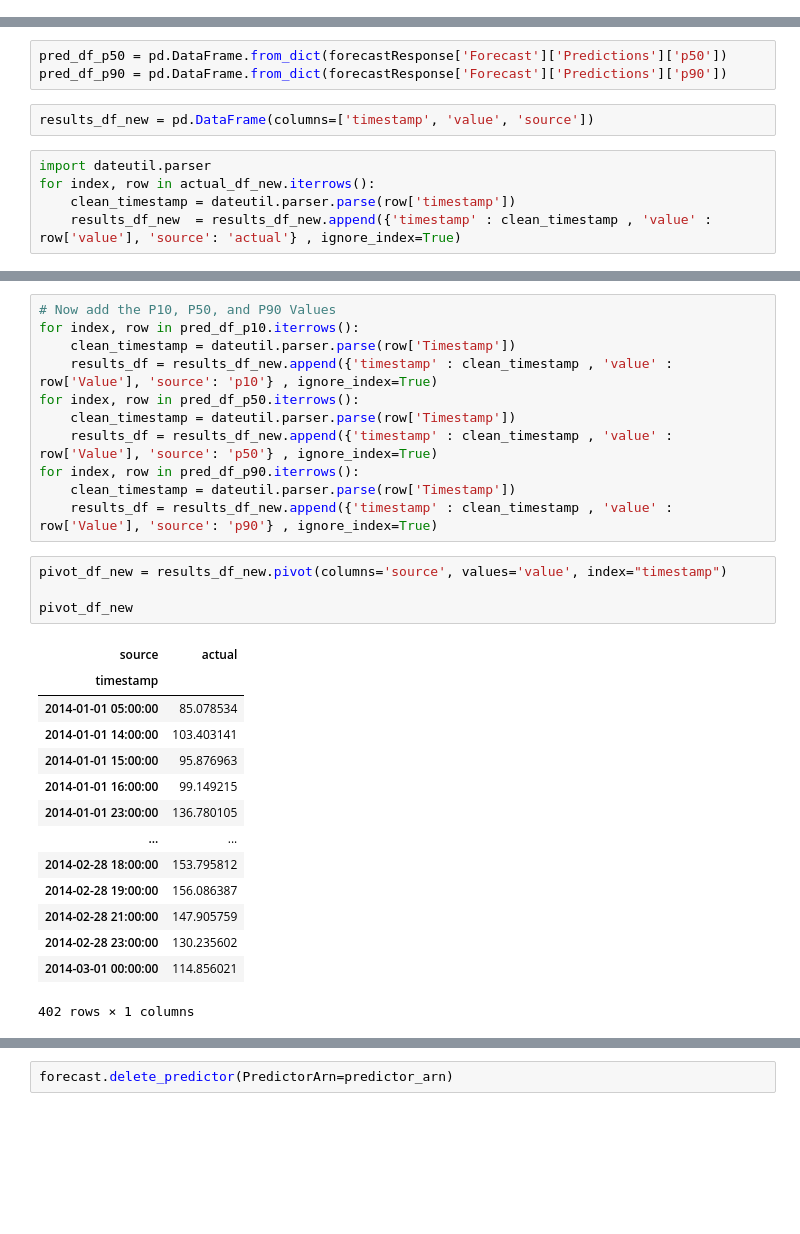
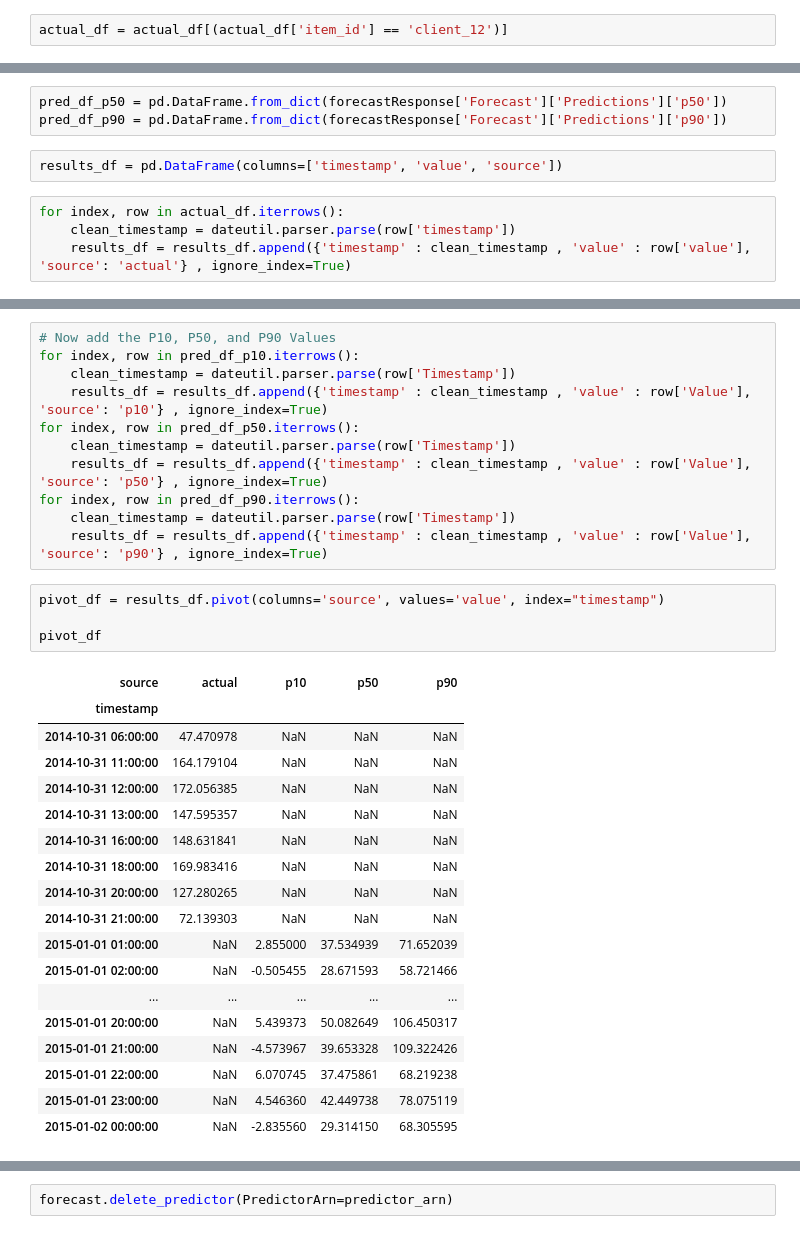
Before and after one commit to cloudmesh-community/sp20-516-255, a Jupyter notebook: Cloudmesh-OpenAPI/AWSForecast/AWSForecastDeepARPlus.ipynb, the cells around one changed output, grey strips where cells are left out. Saved outputs shown, nothing was run; the diff lists cells and outputs as text; blank space fills up the shorter version.

```diff
--- a/Cloudmesh-OpenAPI/AWSForecast/AWSForecastDeepARPlus.ipynb
+++ b/Cloudmesh-OpenAPI/AWSForecast/AWSForecastDeepARPlus.ipynb
@@ -374,3 +372,5 @@ actual_df_new = actual_df_new[(actual_df_new['item_id'] == 'client_37')]
+# %%
+actual_df = actual_df[(actual_df['item_id'] == 'client_12')]
 # %%
 actual_df_new.head()
 # %% [output]
@@ -399,10 +399,9 @@ pred_df_p10.plot()
 pred_df_p50 = pd.DataFrame.from_dict(forecastResponse['Forecast']['Predictions']['p50'])
 pred_df_p90 = pd.DataFrame.from_dict(forecastResponse['Forecast']['Predictions']['p90'])
 # %%
-results_df_new = pd.DataFrame(columns=['timestamp', 'value', 'source'])
+results_df = pd.DataFrame(columns=['timestamp', 'value', 'source'])
 # %%
-import dateutil.parser
-for index, row in actual_df_new.iterrows():
+for index, row in actual_df.iterrows():
     clean_timestamp = dateutil.parser.parse(row['timestamp'])
-    results_df_new  = results_df_new.append({'timestamp' : clean_timestamp , 'value' : row['value'], 'source': 'actual'} , ignore_index=True)
+    results_df = results_df.append({'timestamp' : clean_timestamp , 'value' : row['value'], 'source': 'actual'} , ignore_index=True)
 # %%
@@ -418,29 +417,33 @@ results_df_new.head()
 # Now add the P10, P50, and P90 Values
 for index, row in pred_df_p10.iterrows():
     clean_timestamp = dateutil.parser.parse(row['Timestamp'])
-    results_df = results_df_new.append({'timestamp' : clean_timestamp , 'value' : row['Value'], 'source': 'p10'} , ignore_index=True)
+    results_df = results_df.append({'timestamp' : clean_timestamp , 'value' : row['Value'], 'source': 'p10'} , ignore_index=True)
 for index, row in pred_df_p50.iterrows():
     clean_timestamp = dateutil.parser.parse(row['Timestamp'])
-    results_df = results_df_new.append({'timestamp' : clean_timestamp , 'value' : row['Value'], 'source': 'p50'} , ignore_index=True)
+    results_df = results_df.append({'timestamp' : clean_timestamp , 'value' : row['Value'], 'source': 'p50'} , ignore_index=True)
 for index, row in pred_df_p90.iterrows():
     clean_timestamp = dateutil.parser.parse(row['Timestamp'])
-    results_df = results_df_new.append({'timestamp' : clean_timestamp , 'value' : row['Value'], 'source': 'p90'} , ignore_index=True)
+    results_df = results_df.append({'timestamp' : clean_timestamp , 'value' : row['Value'], 'source': 'p90'} , ignore_index=True)
 # %%
-pivot_df_new = results_df_new.pivot(columns='source', values='value', index="timestamp")
+pivot_df = results_df.pivot(columns='source', values='value', index="timestamp")
 
-pivot_df_new
+pivot_df
 # %% [output]
-| source | actual |
-| timestamp |  |
-| 2014-01-01 05:00:00 | 85.078534 |
-| 2014-01-01 14:00:00 | 103.403141 |
-| 2014-01-01 15:00:00 | 95.876963 |
-| 2014-01-01 16:00:00 | 99.149215 |
-| 2014-01-01 23:00:00 | 136.780105 |
-| ... | ... |
-| 2014-02-28 18:00:00 | 153.795812 |
-| 2014-02-28 19:00:00 | 156.086387 |
-| 2014-02-28 21:00:00 | 147.905759 |
-| 2014-02-28 23:00:00 | 130.235602 |
-| 2014-03-01 00:00:00 | 114.856021 |
+| source | actual | p10 | p50 | p90 |
+| timestamp |  |  |  |  |
+| 2014-10-31 06:00:00 | 47.470978 | NaN | NaN | NaN |
+| 2014-10-31 11:00:00 | 164.179104 | NaN | NaN | NaN |
+| 2014-10-31 12:00:00 | 172.056385 | NaN | NaN | NaN |
+| 2014-10-31 13:00:00 | 147.595357 | NaN | NaN | NaN |
+| 2014-10-31 16:00:00 | 148.631841 | NaN | NaN | NaN |
+| 2014-10-31 18:00:00 | 169.983416 | NaN | NaN | NaN |
+| 2014-10-31 20:00:00 | 127.280265 | NaN | NaN | NaN |
+| 2014-10-31 21:00:00 | 72.139303 | NaN | NaN | NaN |
+| 2015-01-01 01:00:00 | NaN | 2.855000 | 37.534939 | 71.652039 |
+| 2015-01-01 02:00:00 | NaN | -0.505455 | 28.671593 | 58.721466 |
+| ... | ... | ... | ... | ... |
+| 2015-01-01 20:00:00 | NaN | 5.439373 | 50.082649 | 106.450317 |
+| 2015-01-01 21:00:00 | NaN | -4.573967 | 39.653328 | 109.322426 |
+| 2015-01-01 22:00:00 | NaN | 6.070745 | 37.475861 | 68.219238 |
+| 2015-01-01 23:00:00 | NaN | 4.546360 | 42.449738 | 78.075119 |
+| 2015-01-02 00:00:00 | NaN | -2.835560 | 29.314150 | 68.305595 |
-402 rows × 1 columns
```
Also changed, not shown: parts of 26 cells of this notebook, 1 other file.
